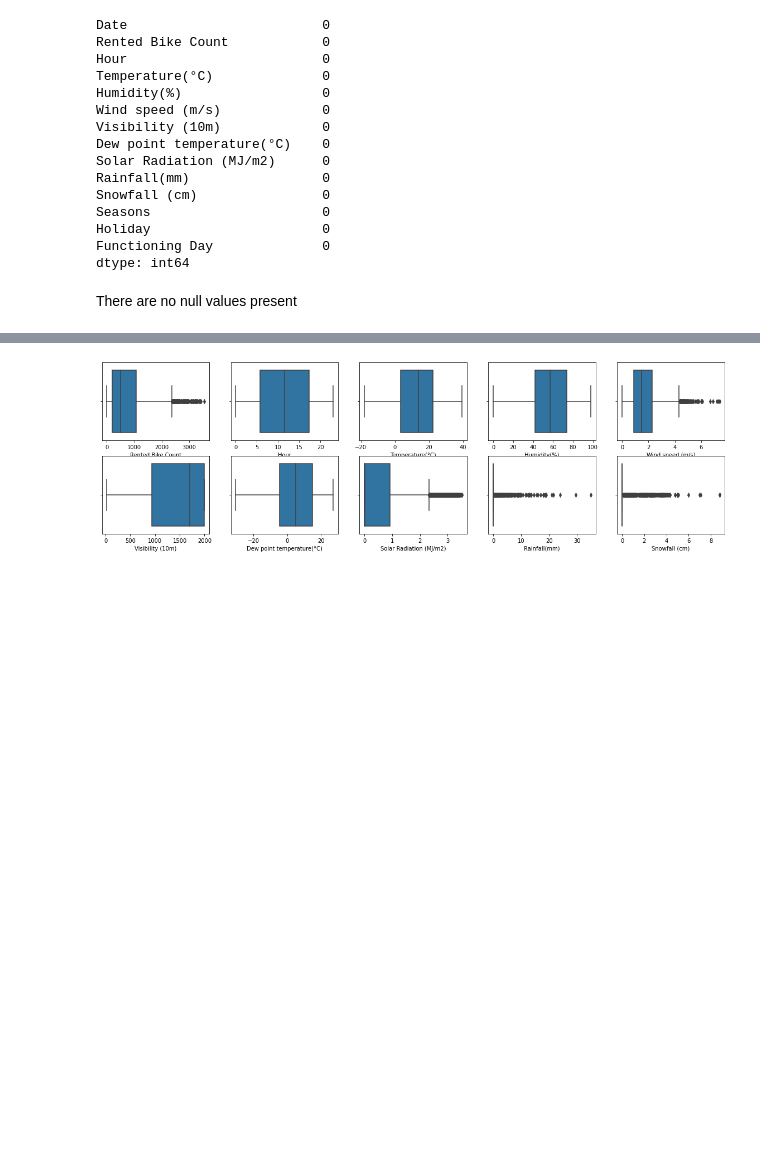
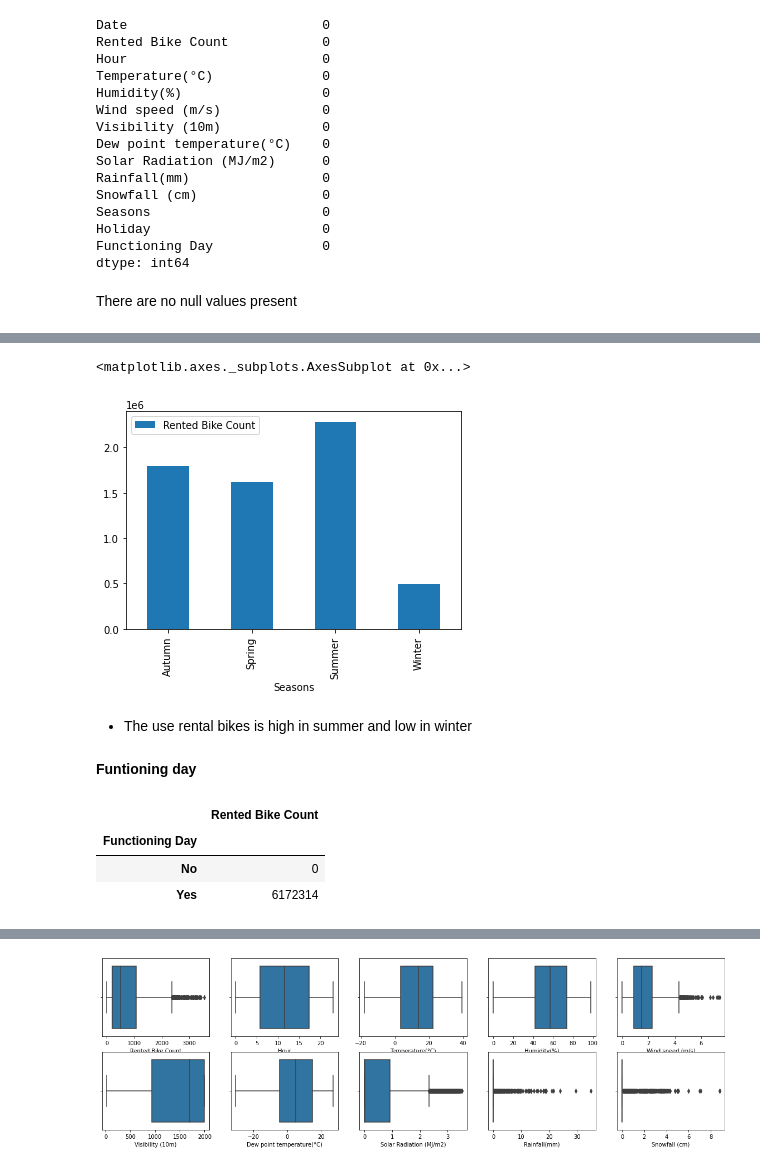
Before and after one commit to charann90/Bike-Sharing-Demand-Prediction, a Jupyter notebook: Bike_Sharing_Demand_prediction.ipynb, the cells around one changed output, grey strips where cells are left out. Drawn from its saved outputs; the diff is of its cells as text; code cells hidden in the pictures; blank space fills up the shorter version.

```diff
--- a/Bike_Sharing_Demand_prediction.ipynb
+++ b/Bike_Sharing_Demand_prediction.ipynb
@@ -125,0 +155,4 @@ categorical_col=['Seasons','Holiday','Functioning Day']
+# %%
+#creating a variable for grouping rented bike count with the season bookings
+season_count=pd.DataFrame(df.groupby(['Seasons'])['Rented Bike Count'].sum())
+season_count.rename({'index':'season','Seasons':'total bike rent'})
@@ -125,0 +166,19 @@ categorical_col=['Seasons','Holiday','Functioning Day']
+# %%
+#plotting the sum of rentals in different seasons
+season_count.plot(kind='bar')
+# %% [output]
+<matplotlib.axes._subplots.AxesSubplot at 0x...>
+[figure, added]
+# %% [markdown]
+*   The use rental bikes is high in summer and low in winter
+# %% [markdown]
+**Funtioning day**
+# %%
+#creating a variable for grouping rented bike count with the funtioning day bookings
+workingday_count=pd.DataFrame(df.groupby(['Functioning Day'])['Rented Bike Count'].sum())
+workingday_count.rename({'index':'functioning day','Seasons':'total bike rent'})
+# %% [output]
+|  | Rented Bike Count |
+| Functioning Day |  |
+| No | 0 |
+| Yes | 6172314 |
```
Also changed, not shown: parts of 122 cells of this notebook.
